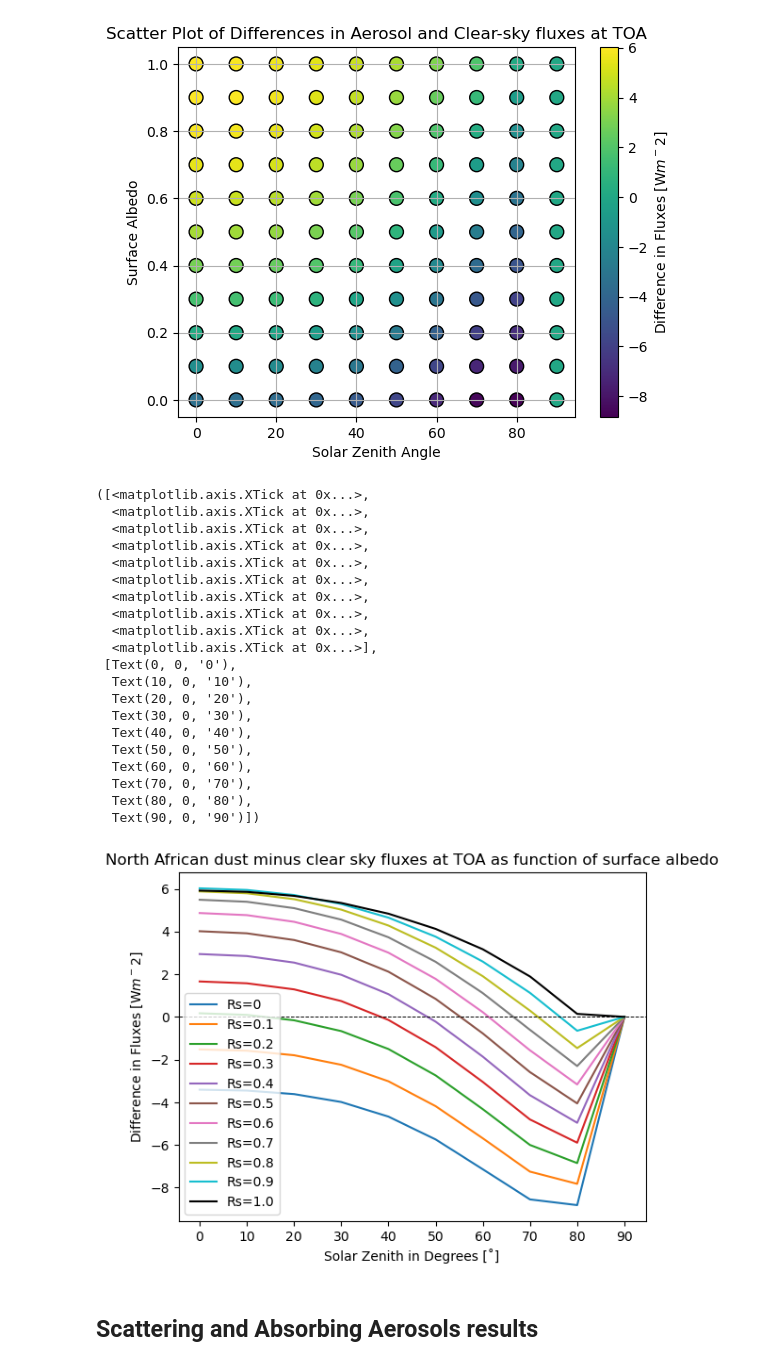
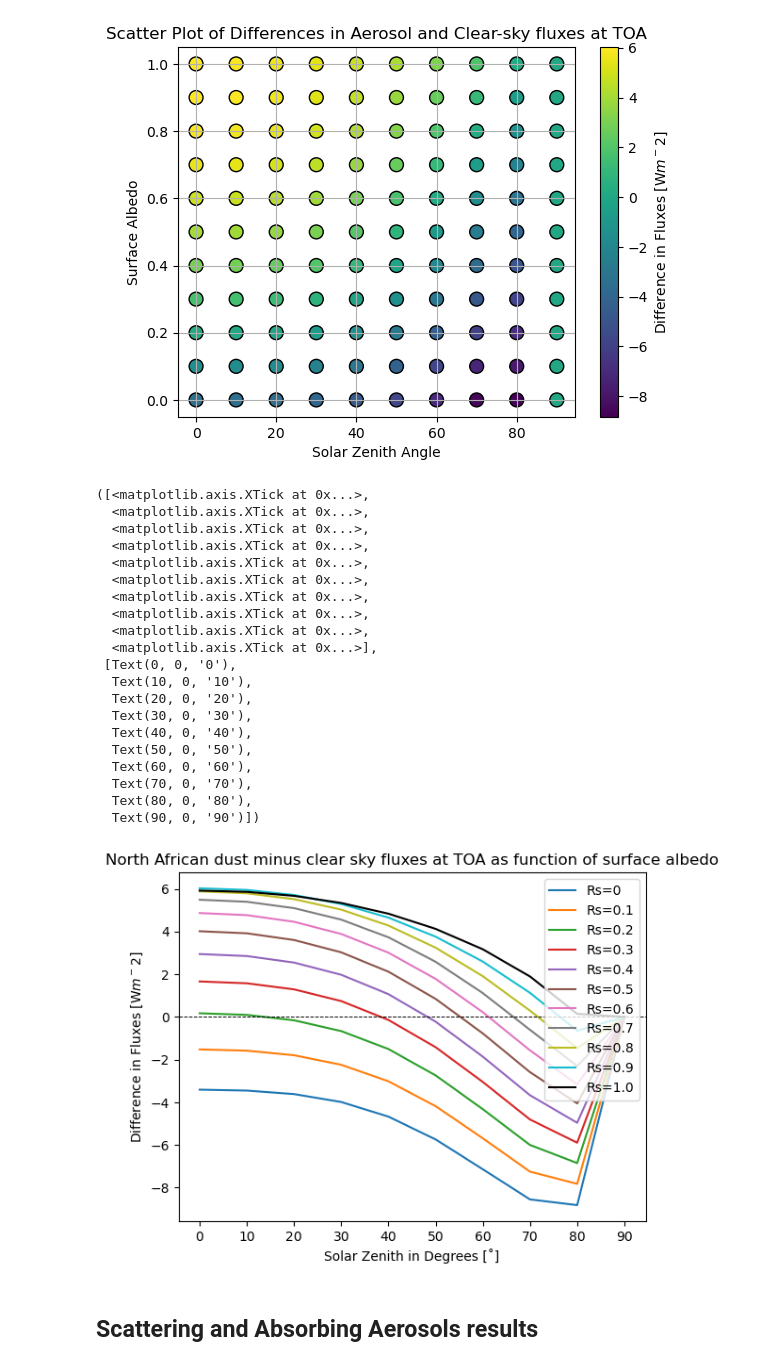
Before and after one commit to oliviasalaben/rrtm, a Jupyter notebook: RRTM_SW/RRTM_SW_Aerosol/plot_sza_albedo.ipynb, the cells around one changed output. Saved outputs shown, nothing was run; the diff lists cells and outputs as text; code cells hidden in the pictures.

```diff
--- a/RRTM_SW/RRTM_SW_Aerosol/plot_sza_albedo.ipynb
+++ b/RRTM_SW/RRTM_SW_Aerosol/plot_sza_albedo.ipynb
@@ -91,35 +92,35 @@ plt.plot(no_quotes_sza[70:80],no_quotes_fluxes[70:80],label='Rs=0.7')
 plt.plot(no_quotes_sza[80:90],no_quotes_fluxes[80:90],label='Rs=0.8')
 plt.plot(no_quotes_sza[90:100],no_quotes_fluxes[90:100],label='Rs=0.9')
 plt.plot(no_quotes_sza[100:],no_quotes_fluxes[100:],label='Rs=1.0',color='k')
 # Add horizontal line at zero
 plt.axhline(0, color='k', linestyle='--', linewidth=0.7)
-plt.legend()
+plt.legend(loc='upper right')
 plt.title('North African dust minus clear sky fluxes at TOA as function of surface albedo')
 plt.xlabel('Solar Zenith in Degrees [˚]')
 plt.ylabel('Difference in Fluxes [W$m^-2$]')
 plt.xticks([0, 10 ,20, 30, 40 ,50, 60, 70, 80, 90], ['0', '10', '20', '30', '40','50','60','70','80','90'])  # Adjust these values according to your data
 # %% [output]
 ([<matplotlib.axis.XTick at 0x...>,
   <matplotlib.axis.XTick at 0x...>,
   <matplotlib.axis.XTick at 0x...>,
   <matplotlib.axis.XTick at 0x...>,
   <matplotlib.axis.XTick at 0x...>,
   <matplotlib.axis.XTick at 0x...>,
   <matplotlib.axis.XTick at 0x...>,
   <matplotlib.axis.XTick at 0x...>,
   <matplotlib.axis.XTick at 0x...>,
   <matplotlib.axis.XTick at 0x...>],
  [Text(0, 0, '0'),
   Text(10, 0, '10'),
   Text(20, 0, '20'),
   Text(30, 0, '30'),
   Text(40, 0, '40'),
   Text(50, 0, '50'),
   Text(60, 0, '60'),
   Text(70, 0, '70'),
   Text(80, 0, '80'),
   Text(90, 0, '90')])
-[figure, old version]
+[figure, new version]
 # %% [markdown]
 ## Scattering and Absorbing Aerosols results
 # %%
```
Also changed, not shown: parts of 16 cells of this notebook, 2 other files.
